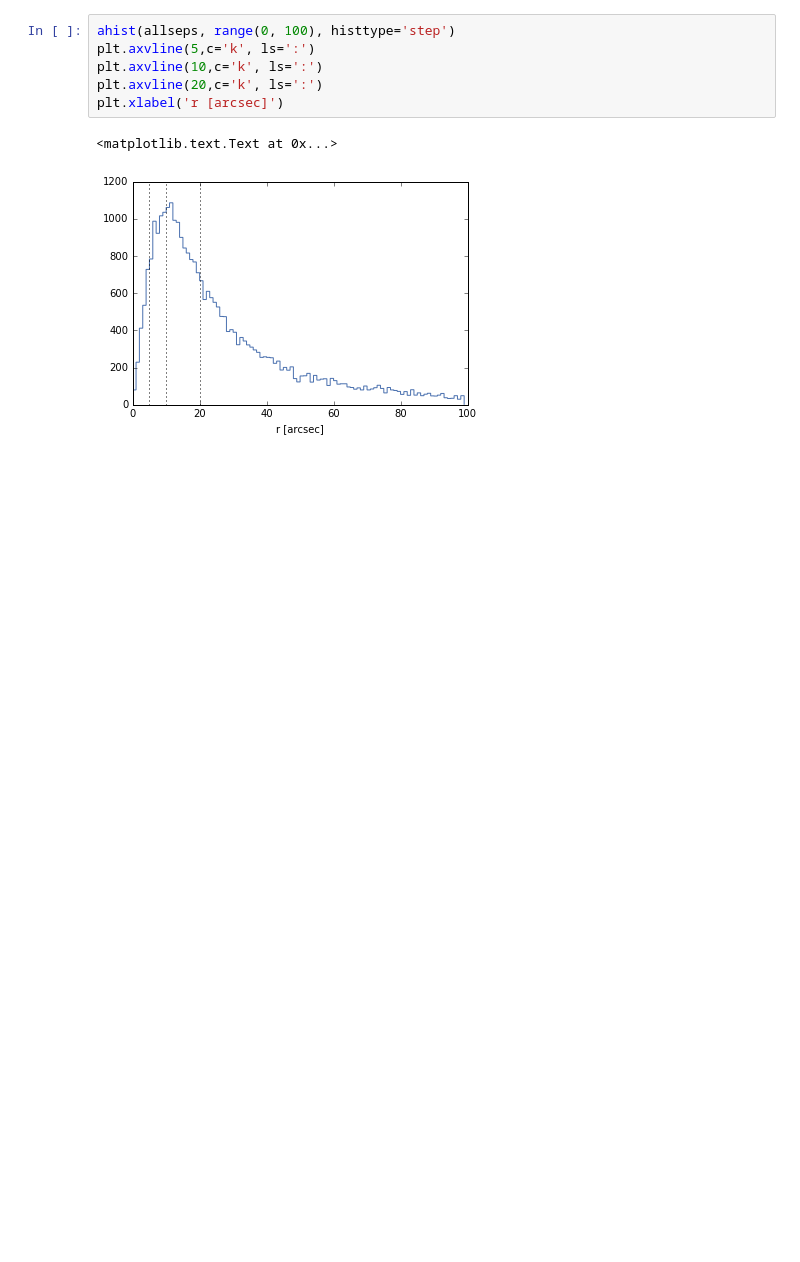
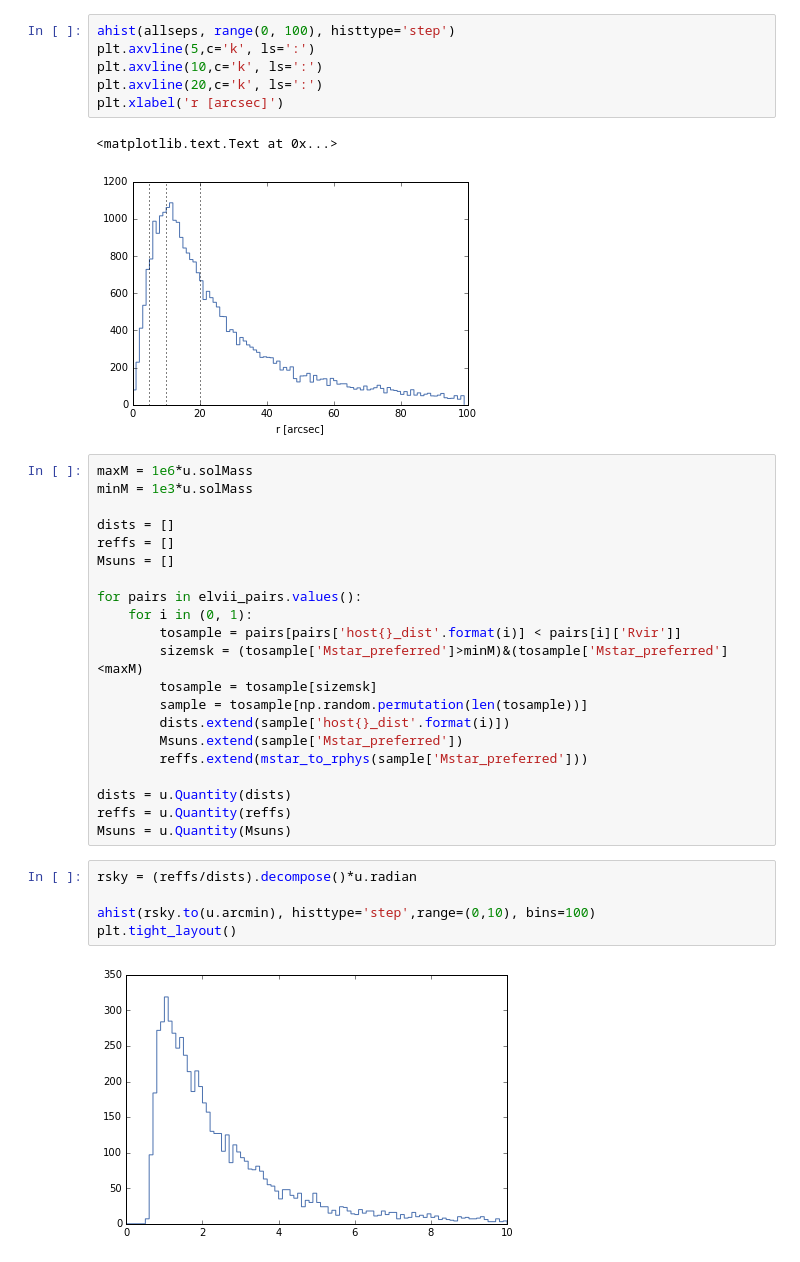
Before and after one commit to eteq/lsst_experiments, a Jupyter notebook: Dwarf Gal Sizer and Sampler.ipynb, the cells around one changed output. Cells and saved outputs as stored; diff of their text form; blank space fills up the shorter version.

```diff
--- a/Dwarf Gal Sizer and Sampler.ipynb
+++ b/Dwarf Gal Sizer and Sampler.ipynb
@@ -254,3 +254,31 @@ plt.xlabel('r [arcsec]')
 # %% [output]
 <matplotlib.text.Text at 0x...>
 [figure]
+# %%
+maxM = 1e6*u.solMass
+minM = 1e3*u.solMass
+
+dists = []
+reffs = []
+Msuns = []
+
+for pairs in elvii_pairs.values():
+    for i in (0, 1):
+        tosample = pairs[pairs['host{}_dist'.format(i)] < pairs[i]['Rvir']]
+        sizemsk = (tosample['Mstar_preferred']>minM)&(tosample['Mstar_preferred']<maxM)
+        tosample = tosample[sizemsk]
+        sample = tosample[np.random.permutation(len(tosample))]
+        dists.extend(sample['host{}_dist'.format(i)])
+        Msuns.extend(sample['Mstar_preferred'])
+        reffs.extend(mstar_to_rphys(sample['Mstar_preferred']))
+
+dists = u.Quantity(dists)
+reffs = u.Quantity(reffs)
+Msuns = u.Quantity(Msuns)
+# %%
+rsky = (reffs/dists).decompose()*u.radian
+
+ahist(rsky.to(u.arcmin), histtype='step',range=(0,10), bins=100)
+plt.tight_layout()
+# %% [output]
+[figure, added]
```
